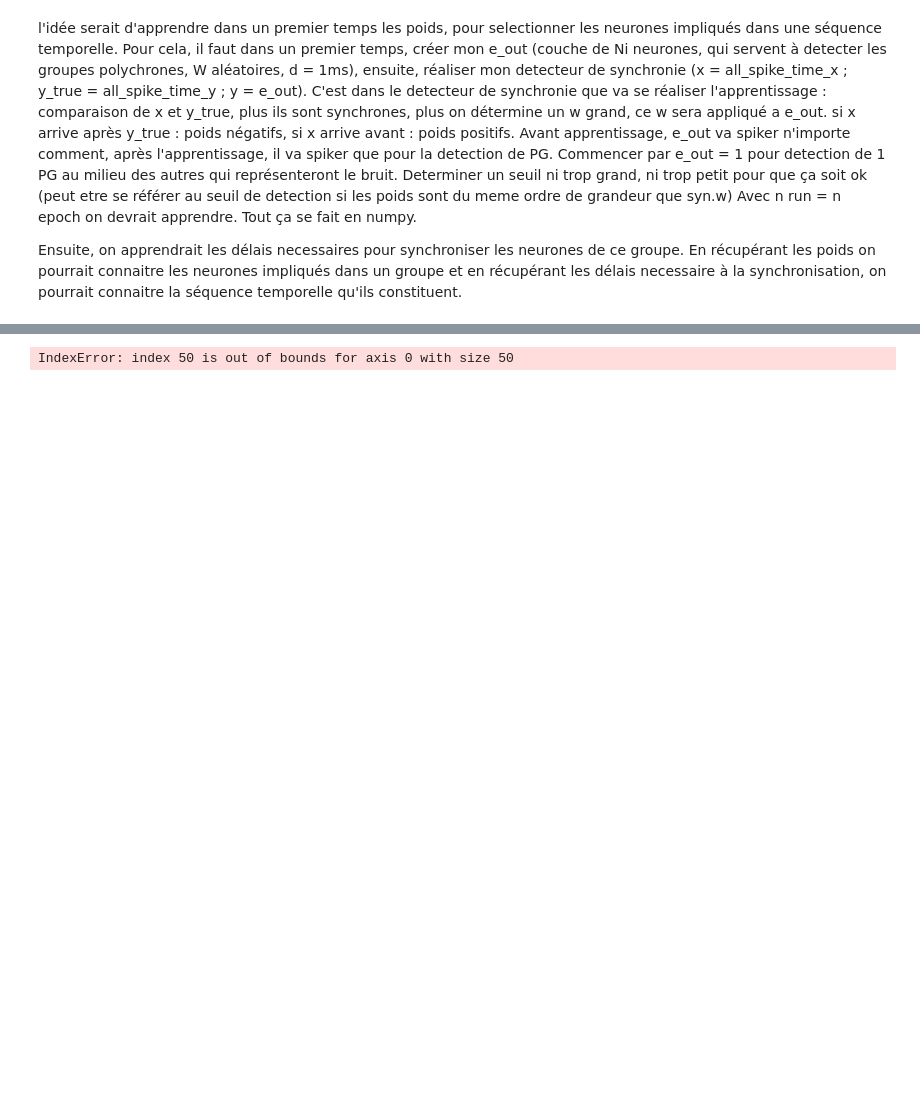
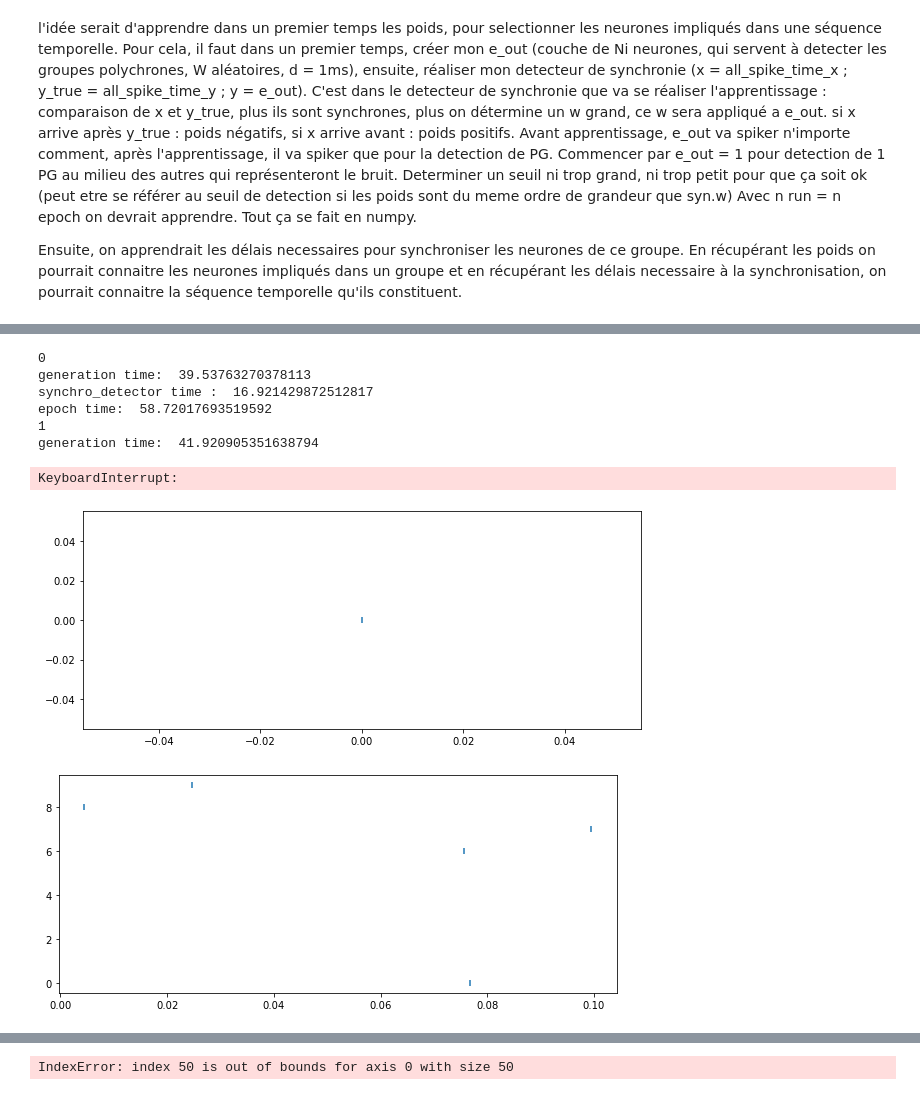
Before and after one commit to camillebesnainou/2022-01-10-polychrony, a Jupyter notebook: 2022-03-02-herewegoagain.ipynb, the cells around one changed output, grey strips where cells are left out. Cells and saved outputs as stored; diff of their text form; code cells hidden in the pictures; blank space fills up the shorter version.

```diff
--- a/2022-03-02-herewegoagain.ipynb
+++ b/2022-03-02-herewegoagain.ipynb
@@ -421,0 +663,40 @@ e_out, naps, e_spike = neural_network(e_in, np.random.randint(-10,10,Ni*Nj))
+# %%
+Ni = 1
+N_epoch = 20
+n_pattern = 30
+duration = 10*second
+
+i_syn=[]
+n_syn = []
+nn_j = []
+W = []
+n_j_quick =[]
+
+for k in range(Ni) :
+    n_j = (np.random.randint(3, Nj, size = 1)) # nombre de neurone qu'un Ni va connecter : au moins 3 neurones impliqués dans un PG
+    i_syn.append(random.sample(range(Nj), int(n_j))) # def des j connectés aux i, pas de repetition (pas de delais heterosynaptique)
+    n_syn.append(len(i_syn[k])) # def du nb de synapses pour set des poids et délais aléatoires, voir ci-après
+    W.append(list(np.random.rand(int(n_j))))
+    W[k] /= sum(W[k])
+    i_syn_bruit = np.linspace
+n_syn = sum(n_syn)
+
+# --- def des poids et delais synaptiques -----------------------------------------------------------------------------------------------
+
+#weight = np.random.rand(n_syn) # des fois les poids générés pour 1 gp sont trop faibles pour que la detection marche, faudrait il faire en sorte que la somme des poids générés pour 1 gp soit = 1
+delay = np.random.rand(n_syn)*0.1*second # là entre 0 et 100
+# %%
+sigma = 6.8*mV
+#si sigma = 6.8, signal/bruit = 1.64, erreur = 0
+# %%
+delta_e_out, delta_e_true, delta_e_in, delta_w, s, syn, w, n_error, w_adress, true_weight, true_adress, w_ = learn_weight (Ni, Nj, n_pattern, duration, nn_j, i_syn, N_epoch, sigma)
+# %% [output]
+0
+generation time:  39.53763270378113
+synchro_detector time :  16.921429872512817
+epoch time:  58.72017693519592
+1
+generation time:  41.920905351638794
+KeyboardInterrupt:
+[figure, added]
+[figure, added]
```
Also changed, not shown: parts of 108 cells of this notebook.
